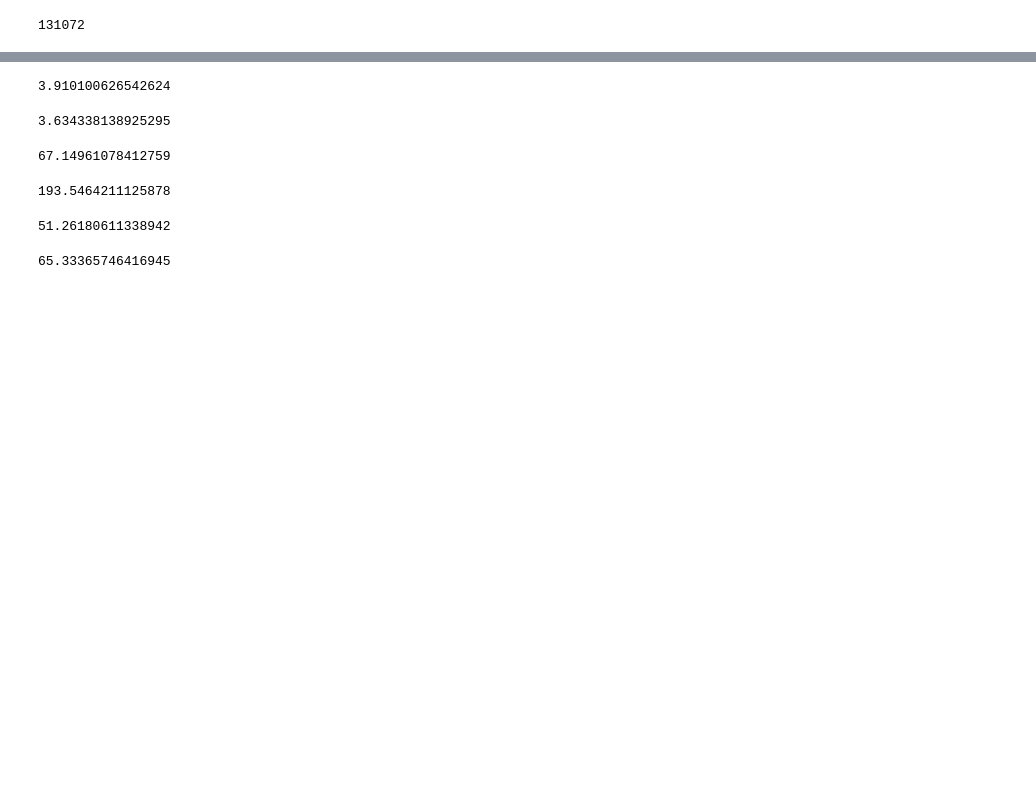
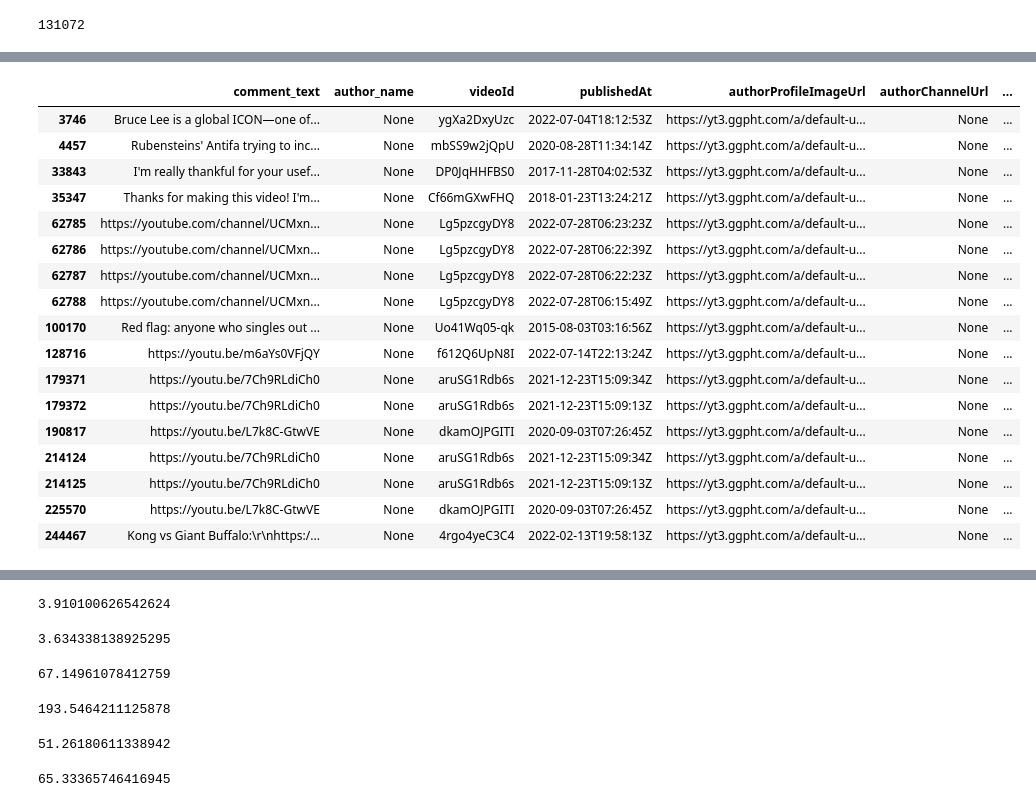
Before and after one commit to suniven/affiliate-link-identification, a Jupyter notebook: youtube_analysis.ipynb, the cells around one changed output, grey strips where cells are left out. Cells and saved outputs as stored; diff of their text form; code cells hidden in the pictures; blank space fills up the shorter version.

```diff
--- a/youtube_analysis.ipynb
+++ b/youtube_analysis.ipynb
@@ -6,3 +6,5 @@ pd.set_option("display.max_rows", 50)
 csv.field_size_limit(500 * 1024 * 1024)
 # %% [output]
 131072
+# %%
+df_youtube_raw=pd.read_feather('./csv/all-URL-no-filters.feather')
@@ -8,0 +27,23 @@ csv.field_size_limit(500 * 1024 * 1024)
+# %%
+df_youtube_raw.rename(columns={'channelid': 'authorId'}, inplace=True)  # 重命名列名
+# %%
+df_youtube_raw[df_youtube_raw['authorChannelUrl'].isna()]
+# %% [output]
+|  | comment_text | author_name | videoId | publishedAt | authorProfileImageUrl | authorChannelUrl | ... |
+| 3746 | Bruce Lee is a global ICON—one of... | None | ygXa2DxyUzc | 2022-07-04T18:12:53Z | https://yt3.ggpht.com/a/default-u... | None | ... |
+| 4457 | Rubensteins' Antifa trying to inc... | None | mbSS9w2jQpU | 2020-08-28T11:34:14Z | https://yt3.ggpht.com/a/default-u... | None | ... |
+| 33843 | I'm really thankful for your usef... | None | DP0JqHHFBS0 | 2017-11-28T04:02:53Z | https://yt3.ggpht.com/a/default-u... | None | ... |
+| 35347 | Thanks for making this video! I'm... | None | Cf66mGXwFHQ | 2018-01-23T13:24:21Z | https://yt3.ggpht.com/a/default-u... | None | ... |
+| 62785 | https://youtube.com/channel/UCMxn... | None | Lg5pzcgyDY8 | 2022-07-28T06:23:23Z | https://yt3.ggpht.com/a/default-u... | None | ... |
+| 62786 | https://youtube.com/channel/UCMxn... | None | Lg5pzcgyDY8 | 2022-07-28T06:22:39Z | https://yt3.ggpht.com/a/default-u... | None | ... |
+| 62787 | https://youtube.com/channel/UCMxn... | None | Lg5pzcgyDY8 | 2022-07-28T06:22:23Z | https://yt3.ggpht.com/a/default-u... | None | ... |
+| 62788 | https://youtube.com/channel/UCMxn... | None | Lg5pzcgyDY8 | 2022-07-28T06:15:49Z | https://yt3.ggpht.com/a/default-u... | None | ... |
+| 100170 | Red flag: anyone who singles out ... | None | Uo41Wq05-qk | 2015-08-03T03:16:56Z | https://yt3.ggpht.com/a/default-u... | None | ... |
+| 128716 | https://youtu.be/m6aYs0VFjQY | None | f612Q6UpN8I | 2022-07-14T22:13:24Z | https://yt3.ggpht.com/a/default-u... | None | ... |
+| 179371 | https://youtu.be/7Ch9RLdiCh0 | None | aruSG1Rdb6s | 2021-12-23T15:09:34Z | https://yt3.ggpht.com/a/default-u... | None | ... |
+| 179372 | https://youtu.be/7Ch9RLdiCh0 | None | aruSG1Rdb6s | 2021-12-23T15:09:13Z | https://yt3.ggpht.com/a/default-u... | None | ... |
+| 190817 | https://youtu.be/L7k8C-GtwVE | None | dkamOJPGITI | 2020-09-03T07:26:45Z | https://yt3.ggpht.com/a/default-u... | None | ... |
+| 214124 | https://youtu.be/7Ch9RLdiCh0 | None | aruSG1Rdb6s | 2021-12-23T15:09:34Z | https://yt3.ggpht.com/a/default-u... | None | ... |
+| 214125 | https://youtu.be/7Ch9RLdiCh0 | None | aruSG1Rdb6s | 2021-12-23T15:09:13Z | https://yt3.ggpht.com/a/default-u... | None | ... |
+| 225570 | https://youtu.be/L7k8C-GtwVE | None | dkamOJPGITI | 2020-09-03T07:26:45Z | https://yt3.ggpht.com/a/default-u... | None | ... |
+| 244467 | Kong vs Giant Buffalo:\r\nhttps:/... | None | 4rgo4yeC3C4 | 2022-02-13T19:58:13Z | https://yt3.ggpht.com/a/default-u... | None | ... |
```
Also changed, not shown: parts of 62 cells of this notebook.
